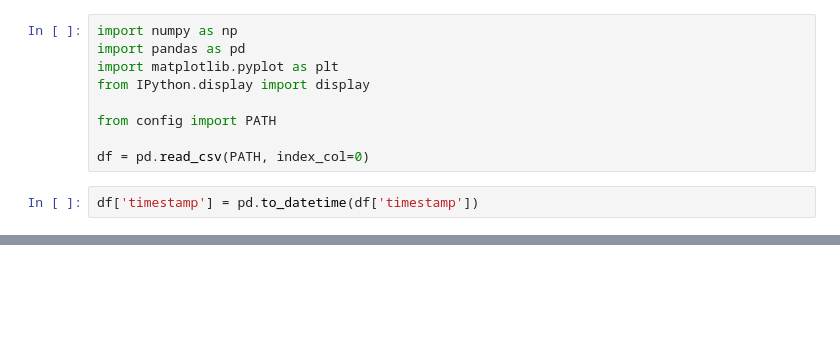
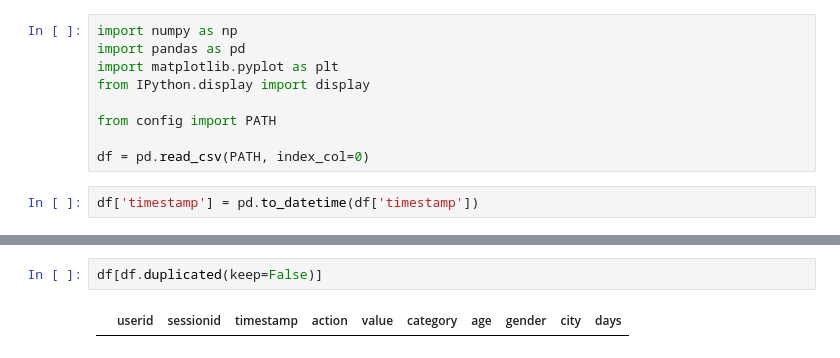
Before and after one commit to AndryMaster/BigData_Yandex, a Jupyter notebook: Project/start.ipynb, the cells around one changed output, grey strips where cells are left out. Saved outputs shown, nothing was run; the diff lists cells and outputs as text; blank space fills up the shorter version.

```diff
--- a/Project/start.ipynb
+++ b/Project/start.ipynb
@@ -56,0 +146,4 @@ print(123)
+# %%
+df[df.duplicated(keep=False)]
+# %% [output]
+|  | userid | sessionid | timestamp | action | value | category | age | gender | city | days |
```
Also changed, not shown: parts of 5 cells of this notebook.
